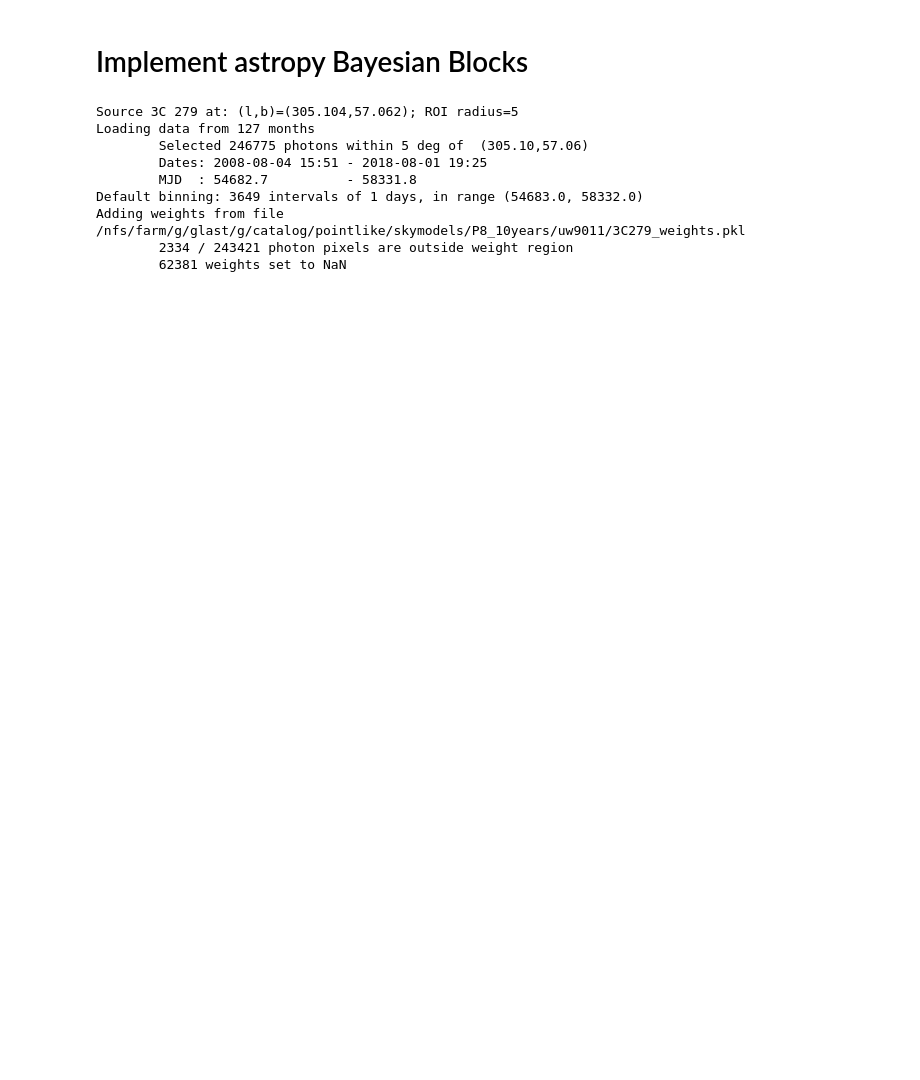
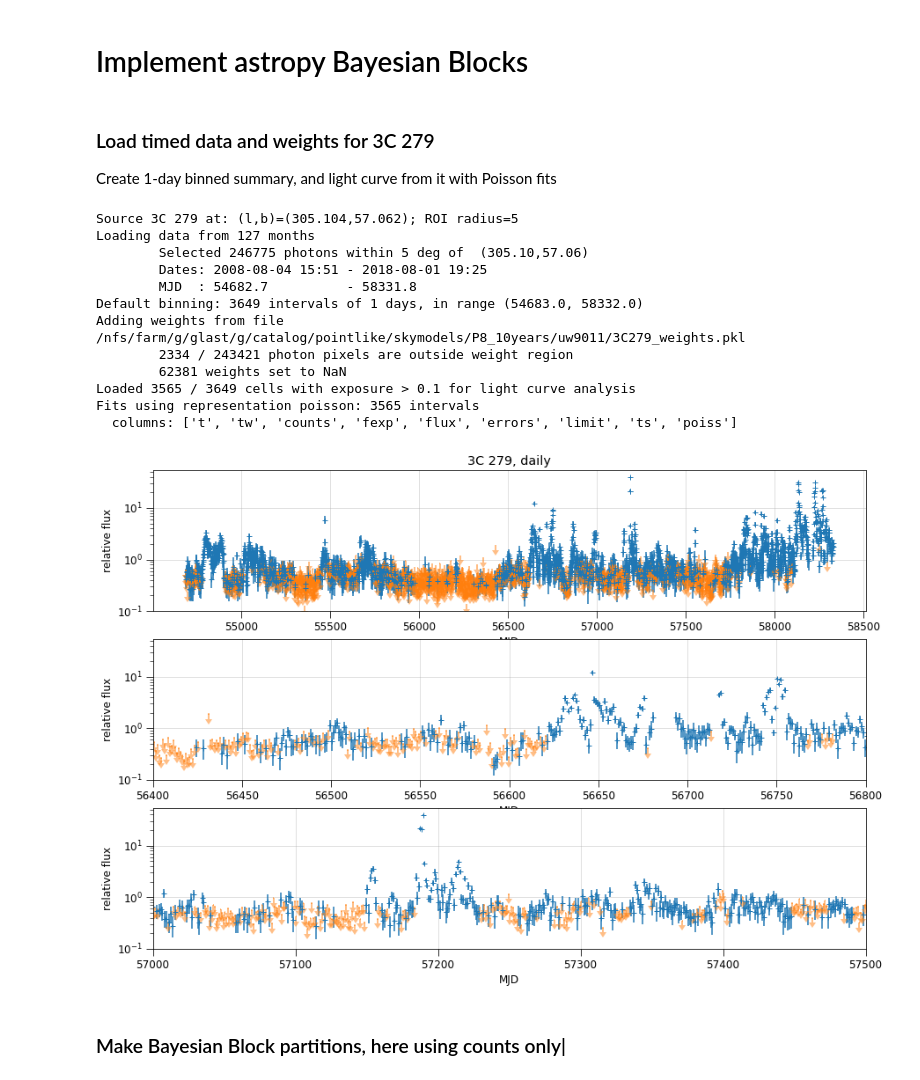
Before and after one commit to tburnett/lat-timing, a Jupyter notebook: notebooks/code development/my bayesian_blocks.ipynb, the cells around one changed output. Drawn from its saved outputs; the diff is of its cells as text; code cells hidden in the pictures; blank space fills up the shorter version.

```diff
--- a/notebooks/code development/my bayesian_blocks.ipynb
+++ b/notebooks/code development/my bayesian_blocks.ipynb
@@ -8,8 +7,13 @@ import corner
 import warnings
 warnings.filterwarnings('error')
+# %% [markdown]
+### Load timed data and weights for 3C 279
+Create 1-day binned summary, and light curve from it with Poisson fits
 # %%
 cdata = main.Main('3C 279',  interval=1, mjd_range=None,
                  weight_file='/nfs/farm/g/glast/g/catalog/pointlike/curr/uw9011/3C279_weights.pkl')
+cbw=cdata.binned_weights()
+lcp = light_curve.LightCurve(cbw, rep='poisson', min_exp=0.1)
 # %% [output]
 Source 3C 279 at: (l,b)=(305.104,57.062); ROI radius=5
 Loading data from 127 months
@@ -20,4 +24,16 @@ Default binning: 3649 intervals of 1 days, in range (54683.0, 58332.0)
 Adding weights from file /nfs/farm/g/glast/g/catalog/pointlike/skymodels/P8_10years/uw9011/3C279_weights.pkl
         2334 / 243421 photon pixels are outside weight region
         62381 weights set to NaN
+Loaded 3565 / 3649 cells with exposure > 0.1 for light curve analysis
+Fits using representation poisson: 3565 intervals
+  columns: ['t', 'tw', 'counts', 'fexp', 'flux', 'errors', 'limit', 'ts', 'poiss']
+# %%
+fig, (ax1, ax2, ax3) = plt.subplots(3,1, figsize=(15,10))
+lcp.flux_plot(ax=ax1, yscale='log', ylim=(0.1,None), title='3C 279, daily');
+lcp.flux_plot(ax=ax2, yscale='log', ylim=(0.1,None), xlim=(56400, 56800), title=' ')
+lcp.flux_plot(ax=ax3, yscale='log', ylim=(0.1,None), xlim=(57000, 57500), title=' ');
+# %% [output]
+[figure, added]
+# %% [markdown]
+### Make Bayesian Block partitions, here using counts only|
 # %%
```
Also changed, not shown: parts of 5 cells of this notebook.
